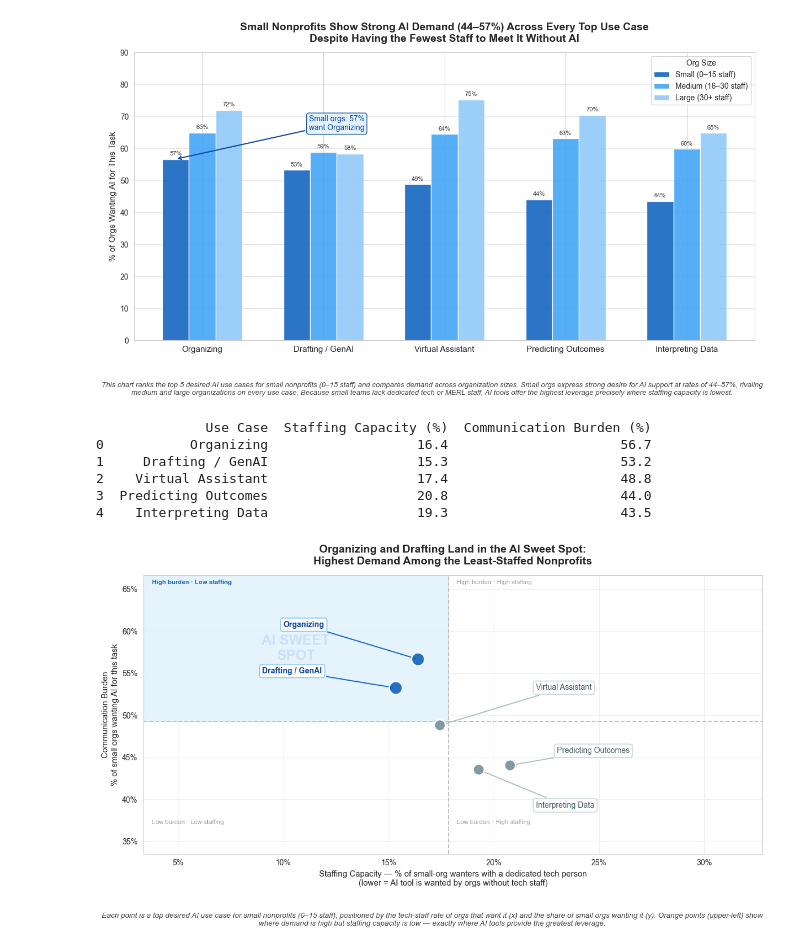
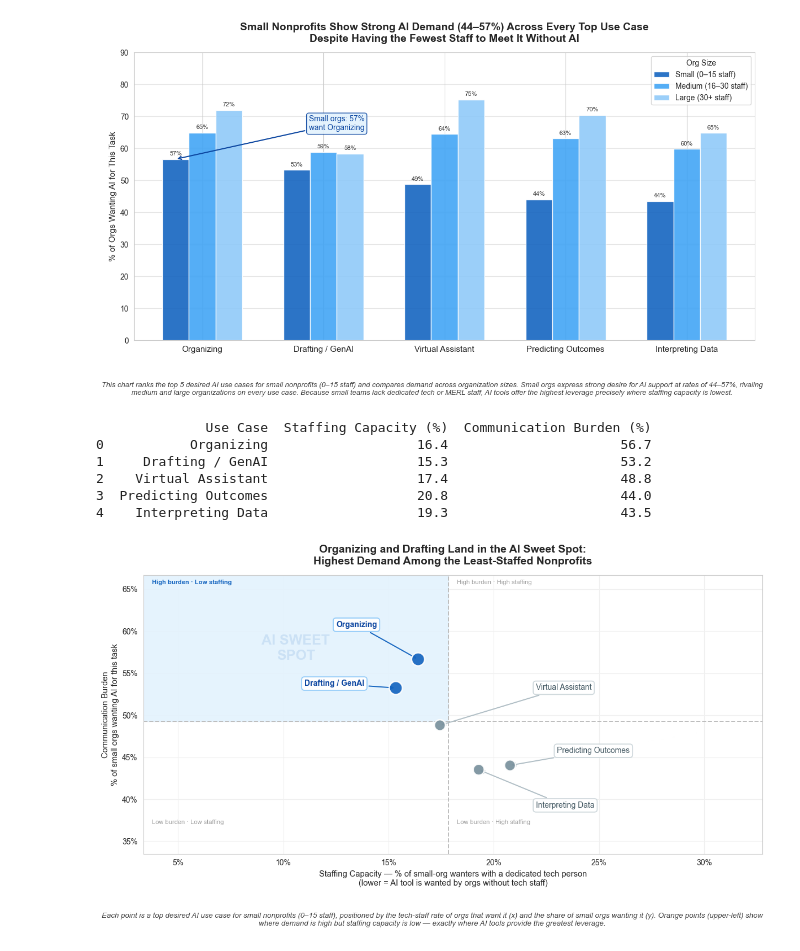
Before and after one commit to BoppingNoodles/SP26_Datathon, a Jupyter notebook: work/section_4_5_person_c.ipynb, the cells around one changed output. Saved outputs shown, nothing was run; the diff lists cells and outputs as text; code cells hidden in the pictures.

Commit message:
Nudge Organizing and Drafting label positions on 2x2 matrix
Co-Authored-By: Claude Sonnet 4.6 <noreply@anthropic.com>

```diff
--- a/work/section_4_5_person_c.ipynb
+++ b/work/section_4_5_person_c.ipynb
@@ -351,8 +351,8 @@ ax.scatter(x_vals, y_vals, s=pt_sizes, c=pt_colors, zorder=4,
 
 # Fan labels left/right with arrow connectors; sweet-spot labels styled in orange
 label_xy = {
-    'Organizing':          (10.0, 60.5),
-    'Drafting / GenAI':    ( 9.0, 55.0),
+    'Organizing':          (12.5, 60.5),
+    'Drafting / GenAI':    (11.0, 53.5),
     'Virtual Assistant':   (22.0, 53.0),
     'Predicting Outcomes': (23.0, 45.5),
     'Interpreting Data':   (22.0, 39.0),
@@ -406,31 +406,31 @@ ax.set_xlabel(
 ax.set_ylabel(
     'Communication Burden\n'
     '% of small orgs wanting AI for this task',
     fontsize=10.5
 )
 ax.set_title(
     "Organizing and Drafting Land in the AI Sweet Spot:\n"
     "Highest Demand Among the Least-Staffed Nonprofits",
     fontsize=14, fontweight='bold', pad=14
 )
 
 pyplot.tight_layout(rect=[0, 0.09, 1, 1])
 fig.text(
     0.5, 0.01,
     "Each point is a top desired AI use case for small nonprofits (0–15 staff), "
     "positioned by the tech-staff rate of orgs that want it (x) "
     "and the share of small orgs wanting it (y). "
     "Orange points (upper-left) show where demand is high but staffing capacity is low — "
     "exactly where AI tools provide the greatest leverage.",
     ha='center', va='bottom', fontsize=9.5, color='#444', style='italic',
     wrap=True
 )
 pyplot.show()
 # %% [output]
               Use Case  Staffing Capacity (%)  Communication Burden (%)
 0           Organizing                   16.4                      56.7
 1     Drafting / GenAI                   15.3                      53.2
 2    Virtual Assistant                   17.4                      48.8
 3  Predicting Outcomes                   20.8                      44.0
 4    Interpreting Data                   19.3                      43.5
-[figure, old version]
+[figure, new version]
```
